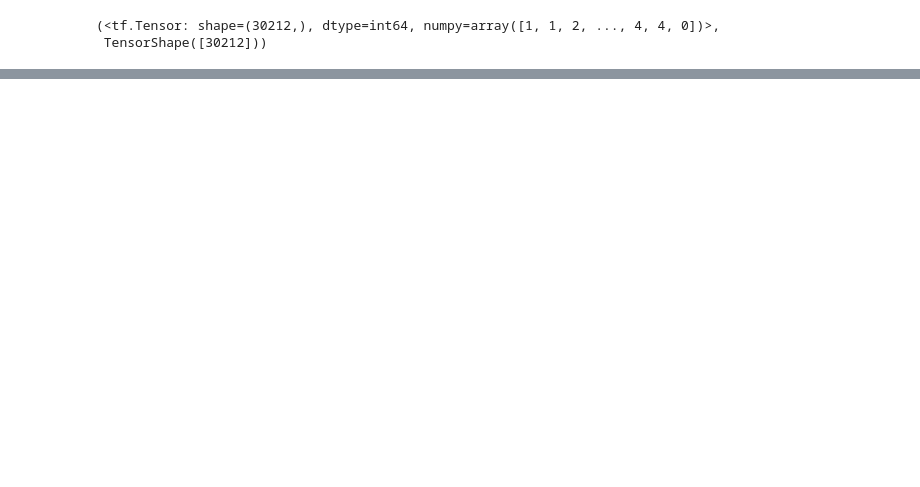
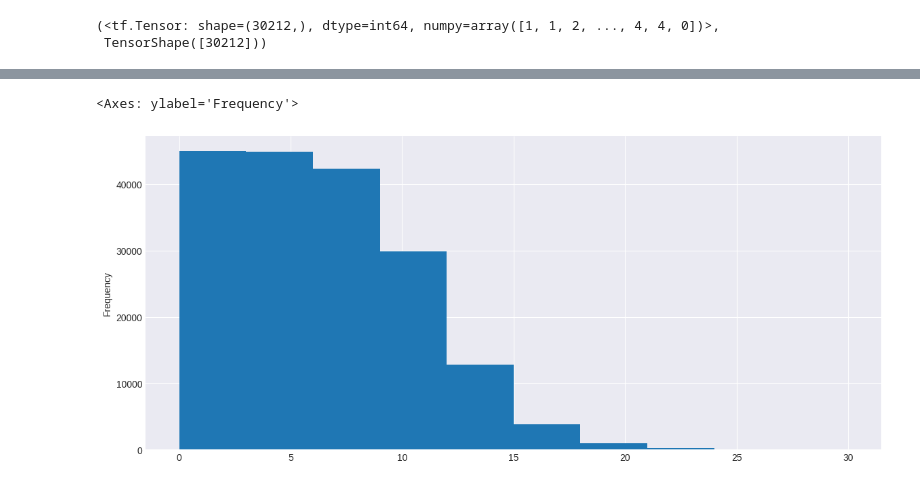
Before and after one commit to leohfigueiredo/Project_1, a Jupyter notebook: Tensorflow/Files_and_notebooks/09_Milestone_Project_2_SkimLit/09_Milestone_Project 2_SkimLit.ipynb, the cells around one changed output, grey strips where cells are left out. Saved outputs shown, nothing was run; the diff lists cells and outputs as text; code cells hidden in the pictures; blank space fills up the shorter version.

```diff
--- a/Tensorflow/Files_and_notebooks/09_Milestone_Project_2_SkimLit/09_Milestone_Project 2_SkimLit.ipynb
+++ b/Tensorflow/Files_and_notebooks/09_Milestone_Project_2_SkimLit/09_Milestone_Project 2_SkimLit.ipynb
@@ -1046,0 +1280,6 @@ model_3_results
+# %%
+# Check the distribution of "line number" column
+train_df["line_number"].plot.hist()
+# %% [output]
+<Axes: ylabel='Frequency'>
+[figure, added]
```
Also changed, not shown: parts of 54 cells of this notebook, 10 other files.
